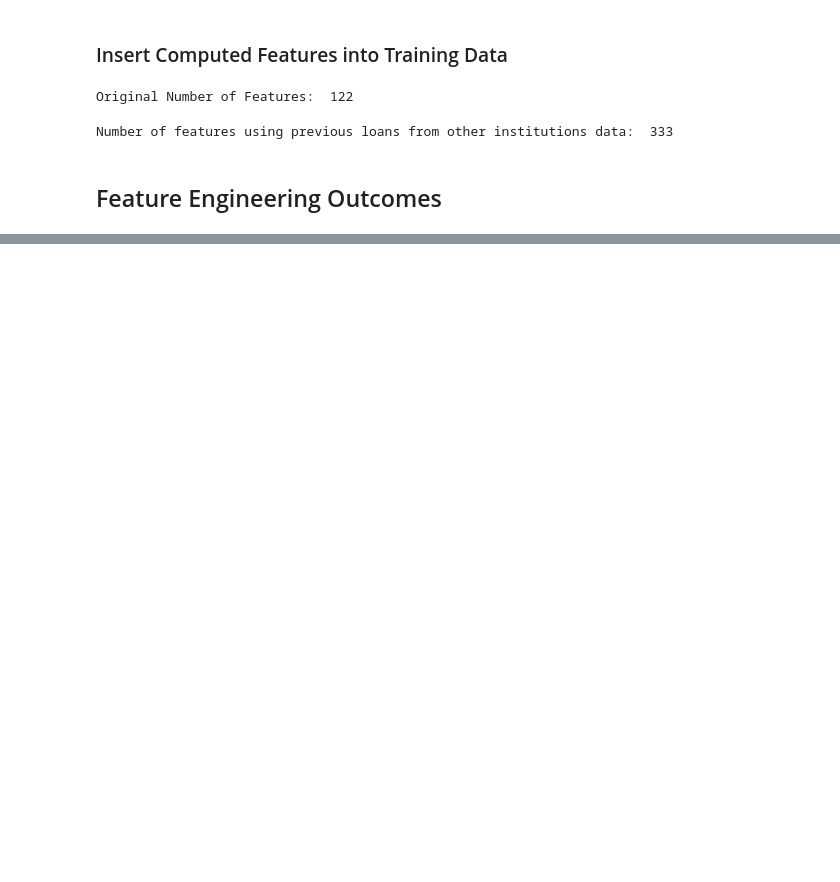
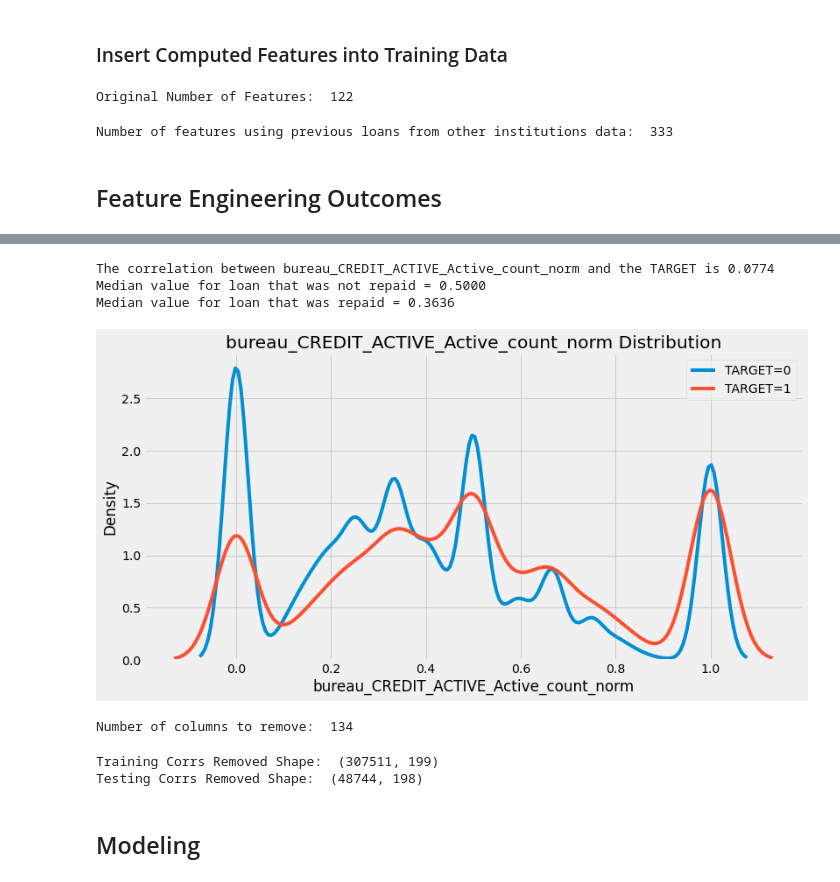
Before and after one commit to sinjy1203/kaggle_studying, a Jupyter notebook: Home_Credit_Default_Risk_2.ipynb, the cells around one changed output, grey strips where cells are left out. Cells and saved outputs as stored; diff of their text form; code cells hidden in the pictures; blank space fills up the shorter version.

```diff
--- a/Home_Credit_Default_Risk_2.ipynb
+++ b/Home_Credit_Default_Risk_2.ipynb
@@ -490,0 +549,3 @@ Number of features using previous loans from other institutions data:  333
+# %%
+missing_test = missing_values_table(test)
+missing_test.head(10)
@@ -490,0 +566,3 @@ Number of features using previous loans from other institutions data:  333
+# %%
+missing_test_vars = list(missing_test.index[missing_test['% of Total Values'] > 90])
+len(missing_test_vars)
@@ -490,0 +571,3 @@ Number of features using previous loans from other institutions data:  333
+# %%
+missing_columns = list(set(missing_test_vars + missing_train_vars))
+print('There are %d columns with more than 90%% missing in either the training or testing data.' % len(missing_columns))
@@ -490,0 +576,3 @@ Number of features using previous loans from other institutions data:  333
+# %%
+train = train.drop(columns=missing_columns)
+test = test.drop(columns=missing_columns)
@@ -490,0 +615,7 @@ Number of features using previous loans from other institutions data:  333
+# %%
+kde_target(var_name='bureau_CREDIT_ACTIVE_Active_count_norm', df=train)
+# %% [output]
+The correlation between bureau_CREDIT_ACTIVE_Active_count_norm and the TARGET is 0.0774
+Median value for loan that was not repaid = 0.5000
+Median value for loan that was repaid = 0.3636
+[figure, added]
@@ -490,0 +628,27 @@ Number of features using previous loans from other institutions data:  333
+# %%
+cols_to_remove = []
+cols_seen = []
+cols_to_remove_pair = []
+
+for key, value in above_threshold_vars.items():
+    cols_seen.append(key)
+    for x in value:
+        if x == key:
+            next
+        else:
+            if x not in cols_seen:
+                cols_to_remove.append(x)
+                cols_to_remove_pair.append(key)
+
+cols_to_remove = list(set(cols_to_remove))
+print('Number of columns to remove: ', len(cols_to_remove))
+# %% [output]
+Number of columns to remove:  134
+# %%
+train_corrs_removed = train.drop(columns=cols_to_remove)
+test_corrs_removed = test.drop(columns=cols_to_remove)
+print('Training Corrs Removed Shape: ', train_corrs_removed.shape)
+print('Testing Corrs Removed Shape: ', test_corrs_removed.shape)
+# %% [output]
+Training Corrs Removed Shape:  (307511, 199)
+Testing Corrs Removed Shape:  (48744, 198)
@@ -490,0 +658,2 @@ Number of features using previous loans from other institutions data:  333
+# %% [markdown]
+## Modeling
```
Also changed, not shown: parts of 20 cells of this notebook.
